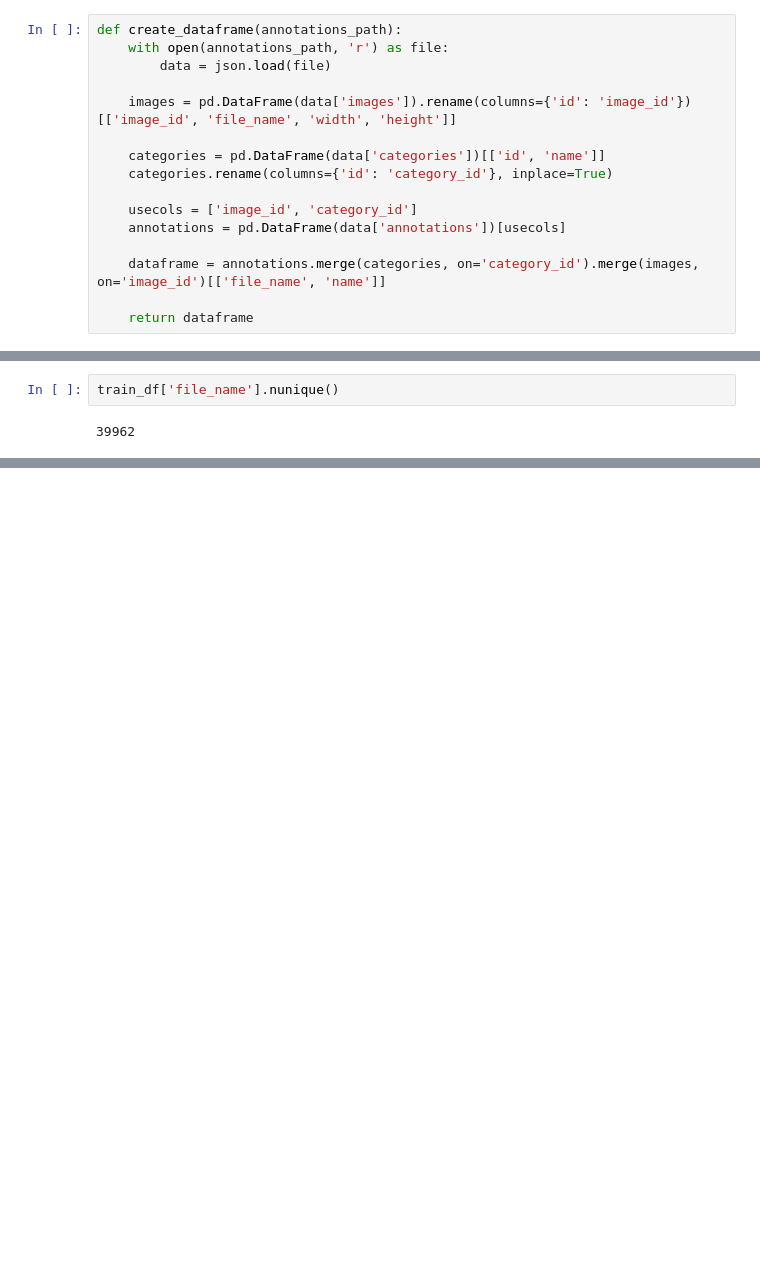
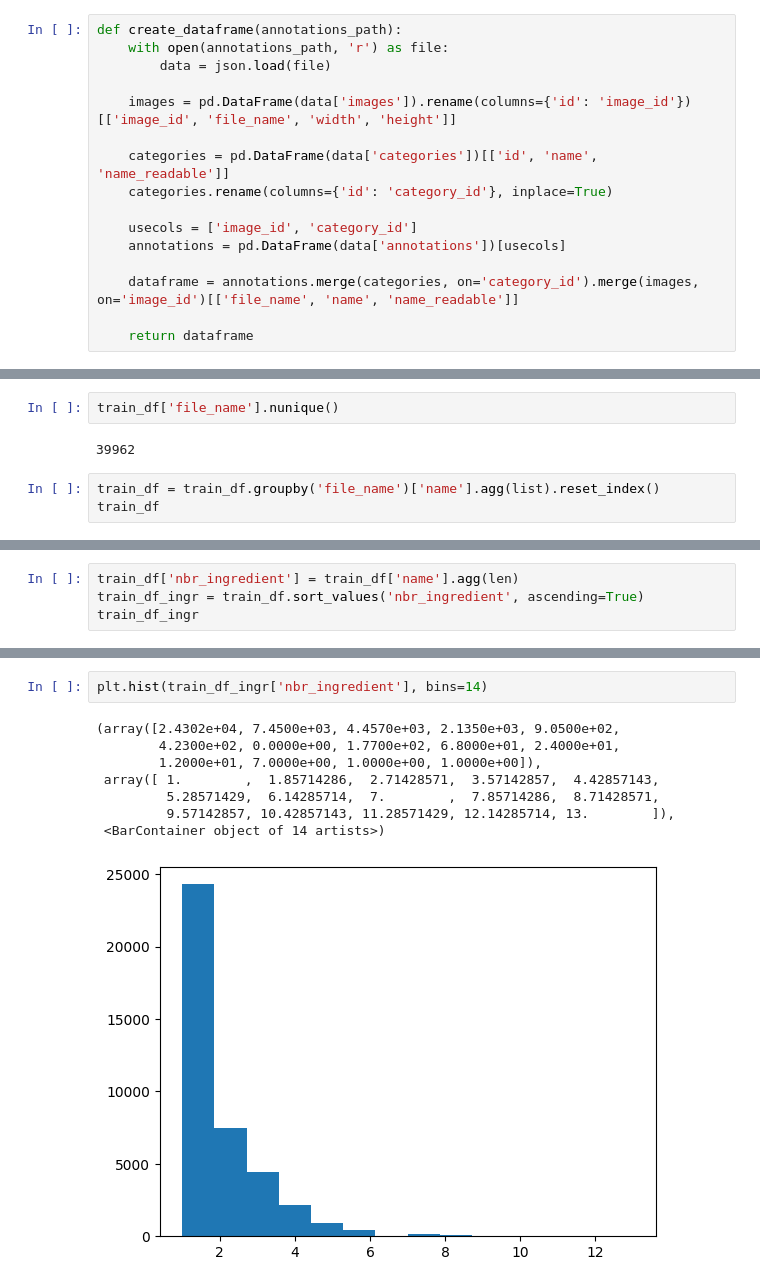
Before and after one commit to VictorTHER/foodbuddy, a Jupyter notebook: foodbuddy.ipynb, the cells around one changed output, grey strips where cells are left out. Cells and saved outputs as stored; diff of their text form; blank space fills up the shorter version.

Commit message:
end of data visualisation

```diff
--- a/foodbuddy.ipynb
+++ b/foodbuddy.ipynb
@@ -80,13 +80,13 @@ def create_dataframe(annotations_path):
 
     images = pd.DataFrame(data['images']).rename(columns={'id': 'image_id'})[['image_id', 'file_name', 'width', 'height']]
 
-    categories = pd.DataFrame(data['categories'])[['id', 'name']]
+    categories = pd.DataFrame(data['categories'])[['id', 'name', 'name_readable']]
     categories.rename(columns={'id': 'category_id'}, inplace=True)
 
     usecols = ['image_id', 'category_id']
     annotations = pd.DataFrame(data['annotations'])[usecols]
 
-    dataframe = annotations.merge(categories, on='category_id').merge(images, on='image_id')[['file_name', 'name']]
+    dataframe = annotations.merge(categories, on='category_id').merge(images, on='image_id')[['file_name', 'name', 'name_readable']]
 
     return dataframe
 # %%
@@ -98,3 +122,6 @@ train_df = create_dataframe(annotation_train_path).drop_duplicates().reset_index
 train_df['file_name'].nunique()
 # %% [output]
 39962
+# %%
+train_df = train_df.groupby('file_name')['name'].agg(list).reset_index()
+train_df
@@ -100,0 +142,4 @@ train_df['file_name'].nunique()
+# %%
+train_df['nbr_ingredient'] = train_df['name'].agg(len)
+train_df_ingr = train_df.sort_values('nbr_ingredient', ascending=True)
+train_df_ingr
@@ -100,0 +160,11 @@ train_df['file_name'].nunique()
+# %%
+plt.hist(train_df_ingr['nbr_ingredient'], bins=14)
+# %% [output]
+(array([2.4302e+04, 7.4500e+03, 4.4570e+03, 2.1350e+03, 9.0500e+02,
+        4.2300e+02, 0.0000e+00, 1.7700e+02, 6.8000e+01, 2.4000e+01,
+        1.2000e+01, 7.0000e+00, 1.0000e+00, 1.0000e+00]),
+ array([ 1.        ,  1.85714286,  2.71428571,  3.57142857,  4.42857143,
+         5.28571429,  6.14285714,  7.        ,  7.85714286,  8.71428571,
+         9.57142857, 10.42857143, 11.28571429, 12.14285714, 13.        ]),
+ <BarContainer object of 14 artists>)
+[figure, added]
```
Also changed, not shown: parts of 13 cells of this notebook, 3 other files.
